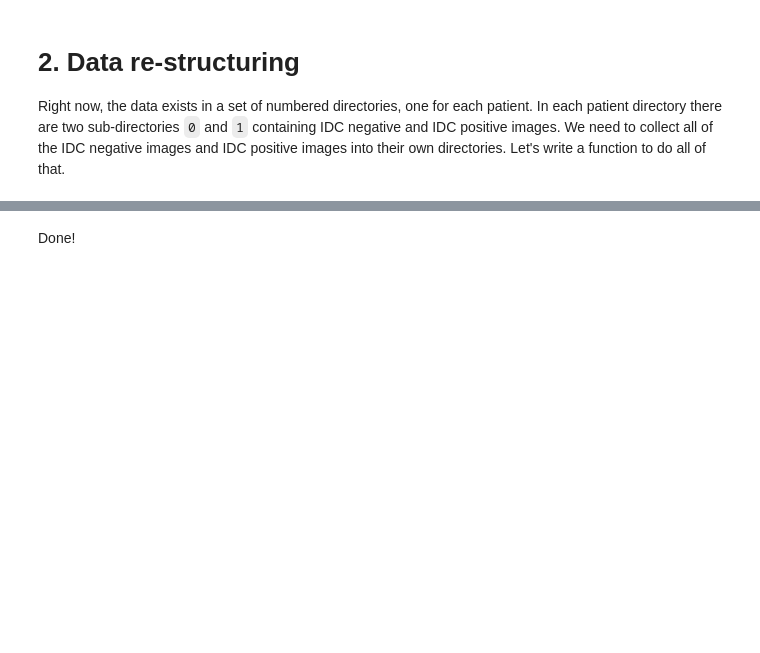
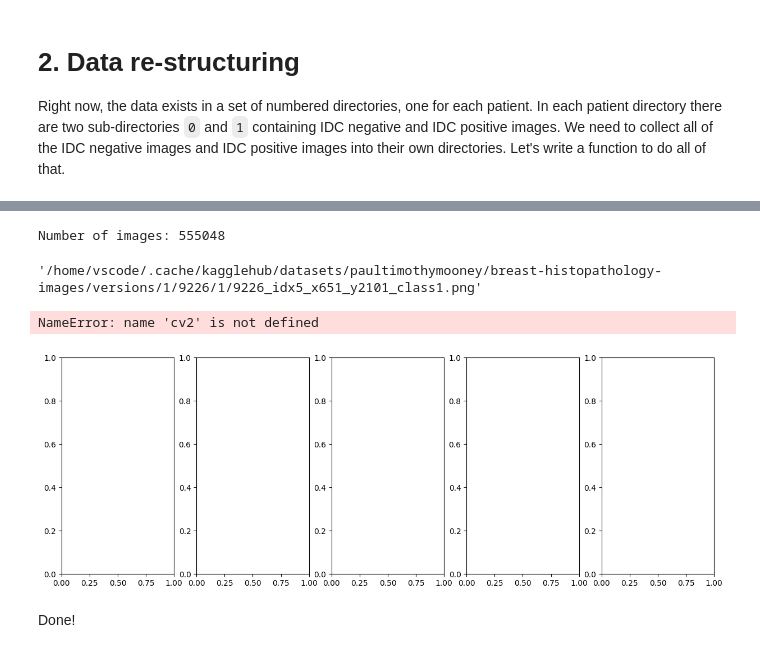
Before and after one commit to isabellegaldau/breast_cancer_diagnosis, a Jupyter notebook: notebooks/perdrizet_data_wrangling.ipynb, the cells around one changed output, grey strips where cells are left out. Drawn from its saved outputs; the diff is of its cells as text; code cells hidden in the pictures; blank space fills up the shorter version.

```diff
--- a/notebooks/perdrizet_data_wrangling.ipynb
+++ b/notebooks/perdrizet_data_wrangling.ipynb
@@ -68,2 +96,17 @@ Wall time: 3min 13s
+# %%
+images = glob.glob(f'{path}/**/*.png', recursive = True)
+print(f'Number of images: {len(images)}')
+images[0]
+# %% [output]
+Number of images: 555048
+'/home/vscode/.cache/kagglehub/datasets/paultimothymooney/breast-histopathology-images/versions/1/9226/1/9226_idx5_x651_y2101_class1.png'
+# %%
+fig, axes = plt.subplots(1, 5, figsize=(15, 5))
+for i in range(5):
+    img = cv2.imread(images[i])
+    axes[i].imshow(img)
+# %% [output]
+NameError: name 'cv2' is not defined
+[figure, added]
 # %% [markdown]
 Done!
```
Also changed, not shown: parts of 4 cells of this notebook, 2 other files.
